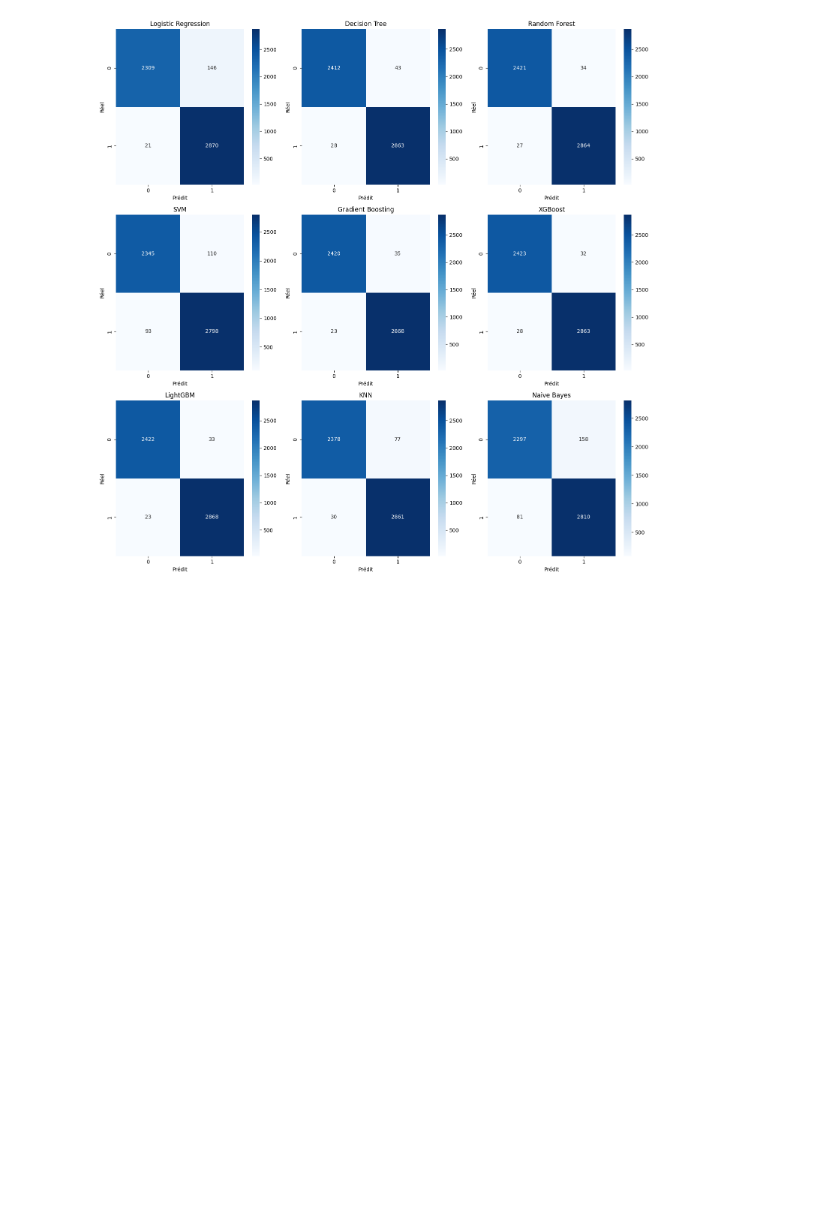
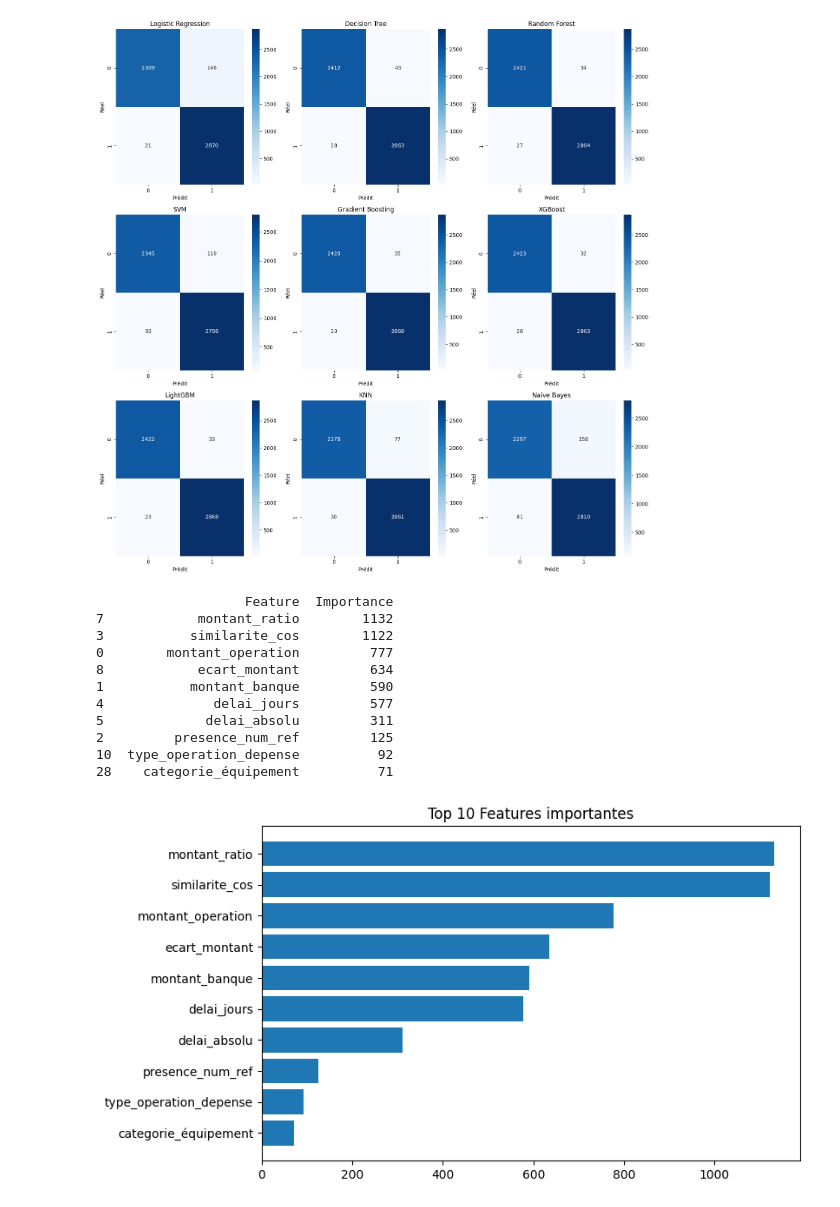
Before and after one commit to lamya-maaou/Ai_Model_For_Lettering, a Jupyter notebook: evaluation_global.ipynb, the cells around one changed output. Drawn from its saved outputs; the diff is of its cells as text; code cells hidden in the pictures; blank space fills up the shorter version.

```diff
--- a/evaluation_global.ipynb
+++ b/evaluation_global.ipynb
@@ -200,3 +200,36 @@ plt.tight_layout()
 plt.show()
 # %% [output]
 [figure]
+# %%
+import pandas as pd
+import matplotlib.pyplot as plt
+
+# Supposons que ton modèle est un RandomForest entraîné
+importances = lgbm_model.feature_importances_
+features = df.columns
+
+# Mettre dans un DataFrame pour trier
+feat_importances = pd.DataFrame({"Feature": features, "Importance": importances})
+feat_importances = feat_importances.sort_values(by="Importance", ascending=False)
+
+print(feat_importances.head(10))  # Top 10 features
+
+# Visualiser
+plt.figure(figsize=(8, 5))
+plt.barh(feat_importances["Feature"].head(10), feat_importances["Importance"].head(10))
+plt.gca().invert_yaxis()
+plt.title("Top 10 Features importantes")
+plt.show()
+# %% [output]
+                   Feature  Importance
+7            montant_ratio        1132
+3           similarite_cos        1122
+0        montant_operation         777
+8            ecart_montant         634
+1           montant_banque         590
+4              delai_jours         577
+5             delai_absolu         311
+2         presence_num_ref         125
+10  type_operation_depense          92
+28    categorie_équipement          71
+[figure, added]
```
Also changed, not shown: 6 other files.
